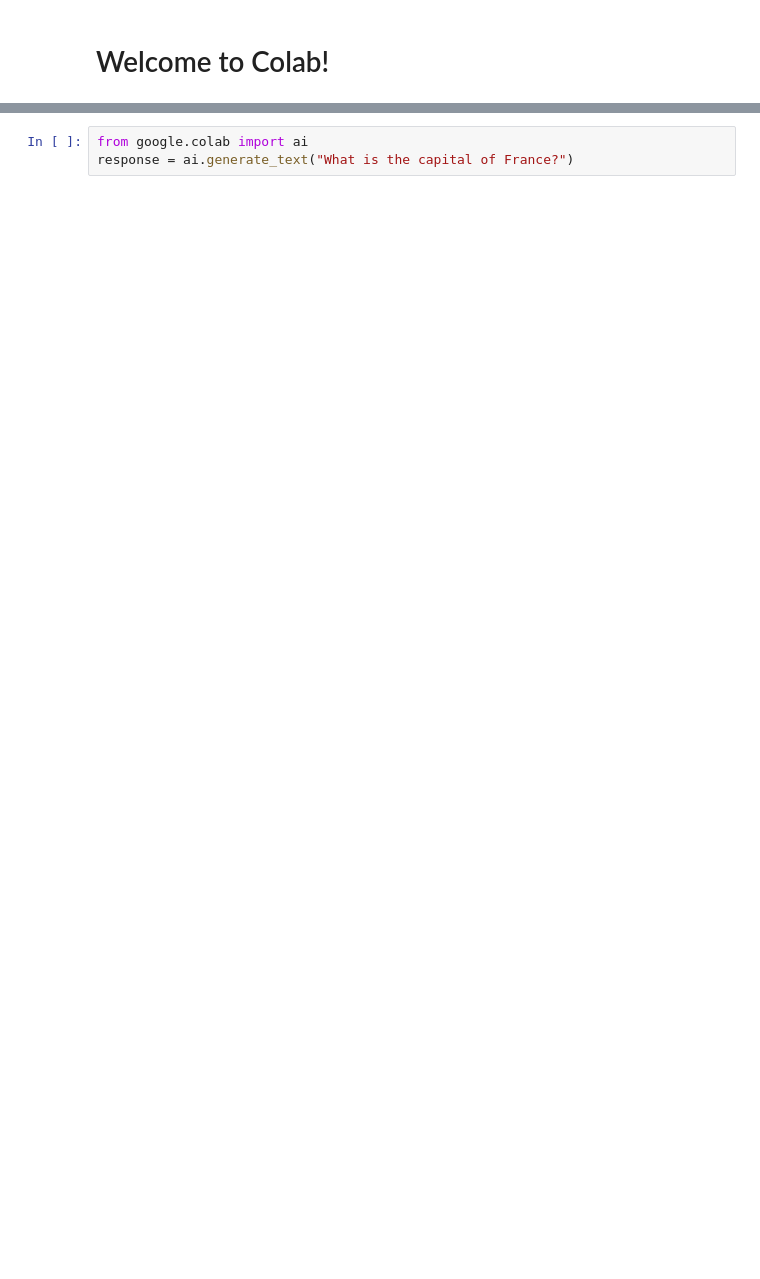
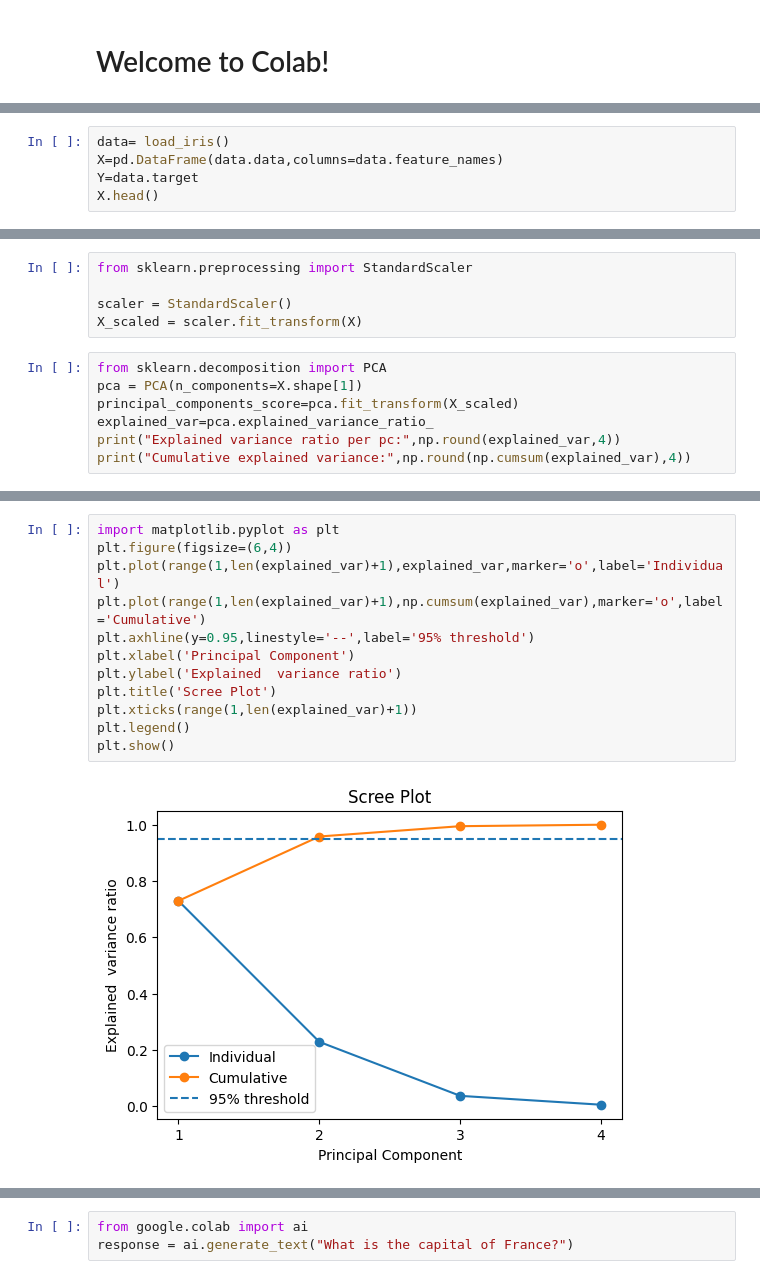
Before and after one commit to AditiKarn1/Data_science_lab, a Jupyter notebook: Data_science_lab.ipynb, the cells around one changed output, grey strips where cells are left out. Cells and saved outputs as stored; diff of their text form; blank space fills up the shorter version.

```diff
--- a/Data_science_lab.ipynb
+++ b/Data_science_lab.ipynb
@@ -4,0 +9,5 @@
+# %%
+data= load_iris()
+X=pd.DataFrame(data.data,columns=data.feature_names)
+Y=data.target
+X.head()
@@ -4,0 +21,12 @@
+# %%
+from sklearn.preprocessing import StandardScaler
+
+scaler = StandardScaler()
+X_scaled = scaler.fit_transform(X)
+# %%
+from sklearn.decomposition import PCA
+pca = PCA(n_components=X.shape[1])
+principal_components_score=pca.fit_transform(X_scaled)
+explained_var=pca.explained_variance_ratio_
+print("Explained variance ratio per pc:",np.round(explained_var,4))
+print("Cumulative explained variance:",np.round(np.cumsum(explained_var),4))
@@ -4,0 +49,14 @@
+# %%
+import matplotlib.pyplot as plt
+plt.figure(figsize=(6,4))
+plt.plot(range(1,len(explained_var)+1),explained_var,marker='o',label='Individual')
+plt.plot(range(1,len(explained_var)+1),np.cumsum(explained_var),marker='o',label='Cumulative')
+plt.axhline(y=0.95,linestyle='--',label='95% threshold')
+plt.xlabel('Principal Component')
+plt.ylabel('Explained  variance ratio')
+plt.title('Scree Plot')
+plt.xticks(range(1,len(explained_var)+1))
+plt.legend()
+plt.show()
+# %% [output]
+[figure, added]
```
Also changed, not shown: parts of 29 cells of this notebook.
